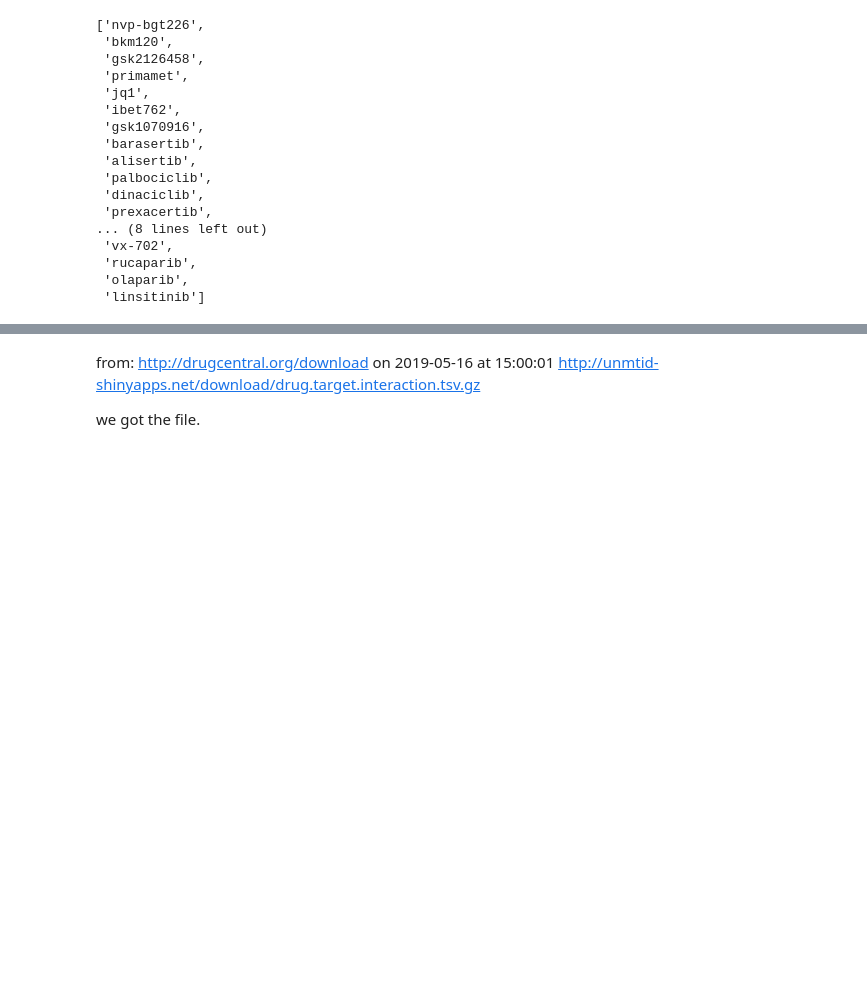
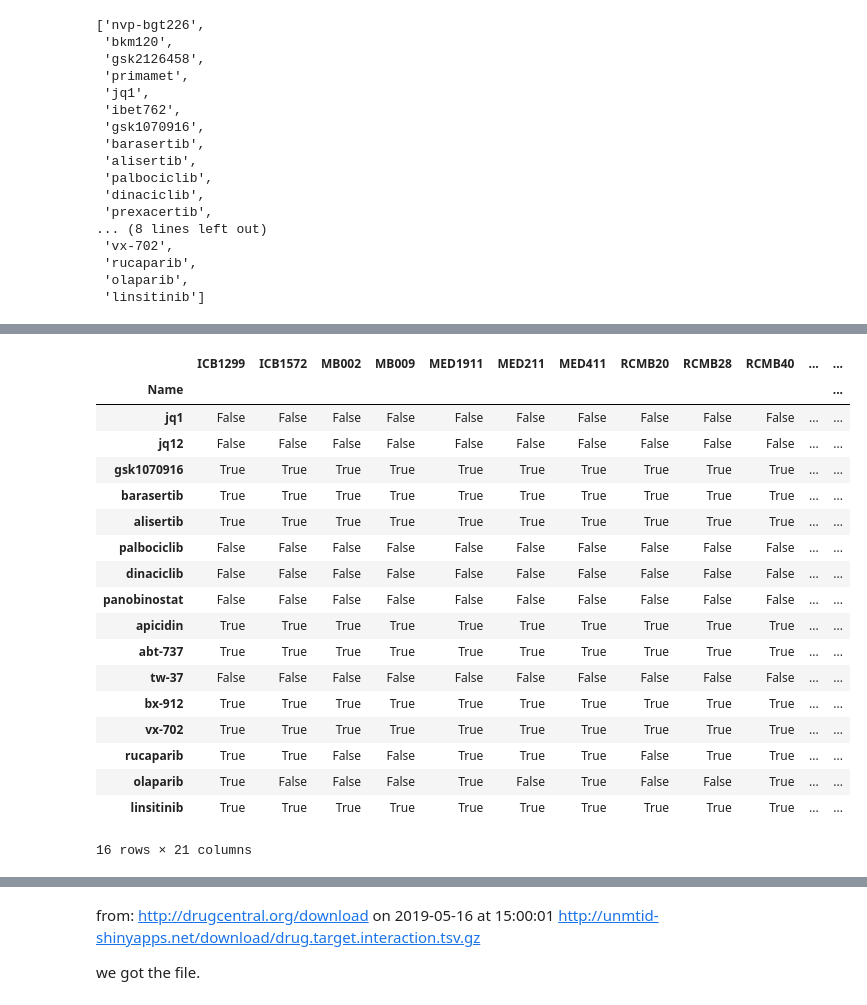
Before and after one commit to edjuaro/pdx-hts, a Jupyter notebook: Notebooks/step_5_combine_results.ipynb, the cells around one changed output, grey strips where cells are left out. Cells and saved outputs as stored; diff of their text form; code cells hidden in the pictures; blank space fills up the shorter version.

```diff
--- a/Notebooks/step_5_combine_results.ipynb
+++ b/Notebooks/step_5_combine_results.ipynb
@@ -393,5 +398,5 @@ writer.save()
 # %%
-all_pdx = pd.read_excel('results/drug_ranks_for_all_pdx_models.xlsx',sheet_name="DiSCoVER_scores")
+all_pdx = pd.read_excel('results/subgroup_effective_drugs_from_expression.xlsx',sheet_name="DiSCoVER_scores")
 all_pdx
 # %% [output]
 |  | moa | drug | ICB1299 | ICB1572 | MB002 | MB009 | MED1911 | MED211 | MED411 | RCMB20 | ... | ... |
@@ -521 +617,24 @@ There are 24 drugs
+# %%
+exact_drugs['moa'] = all_pdx['moa'].reindex(lower_drugs)
+exact_drugs
+# %% [output]
+|  | ICB1299 | ICB1572 | MB002 | MB009 | MED1911 | MED211 | MED411 | RCMB20 | RCMB28 | RCMB40 | ... | ... |
+| Name |  |  |  |  |  |  |  |  |  |  |  | ... |
+| jq1 | False | False | False | False | False | False | False | False | False | False | ... | ... |
+| jq12 | False | False | False | False | False | False | False | False | False | False | ... | ... |
+| gsk1070916 | True | True | True | True | True | True | True | True | True | True | ... | ... |
+| barasertib | True | True | True | True | True | True | True | True | True | True | ... | ... |
+| alisertib | True | True | True | True | True | True | True | True | True | True | ... | ... |
+| palbociclib | False | False | False | False | False | False | False | False | False | False | ... | ... |
+| dinaciclib | False | False | False | False | False | False | False | False | False | False | ... | ... |
+| panobinostat | False | False | False | False | False | False | False | False | False | False | ... | ... |
+| apicidin | True | True | True | True | True | True | True | True | True | True | ... | ... |
+| abt-737 | True | True | True | True | True | True | True | True | True | True | ... | ... |
+| tw-37 | False | False | False | False | False | False | False | False | False | False | ... | ... |
+| bx-912 | True | True | True | True | True | True | True | True | True | True | ... | ... |
+| vx-702 | True | True | True | True | True | True | True | True | True | True | ... | ... |
+| rucaparib | True | True | False | False | True | True | True | False | True | True | ... | ... |
+| olaparib | True | False | False | False | True | False | True | False | False | True | ... | ... |
+| linsitinib | True | True | True | True | True | True | True | True | True | True | ... | ... |
+16 rows × 21 columns
 # %%
```
Also changed, not shown: parts of 42 cells of this notebook, 9 other files.
